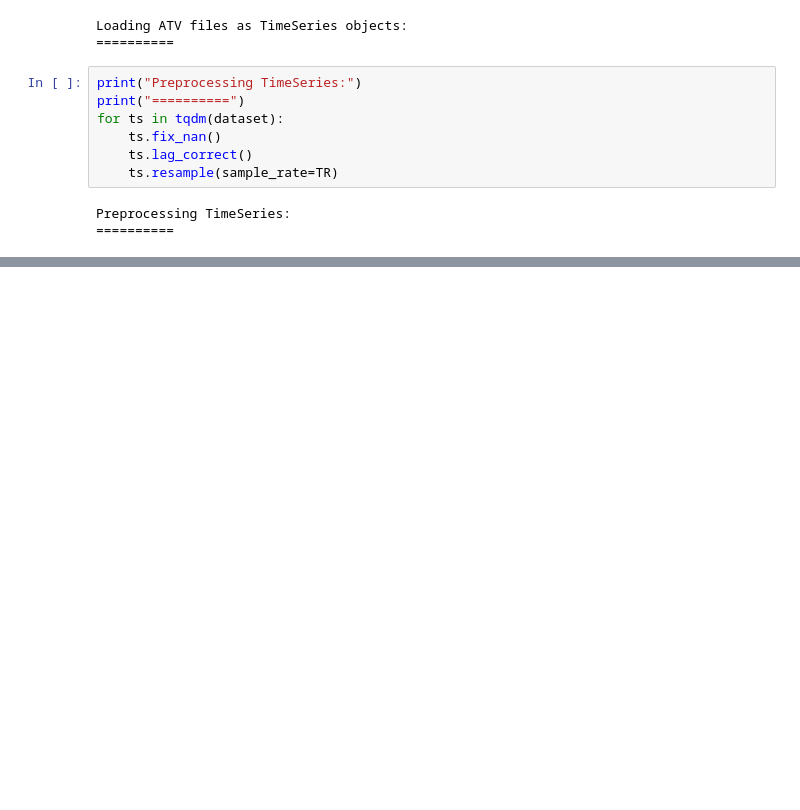
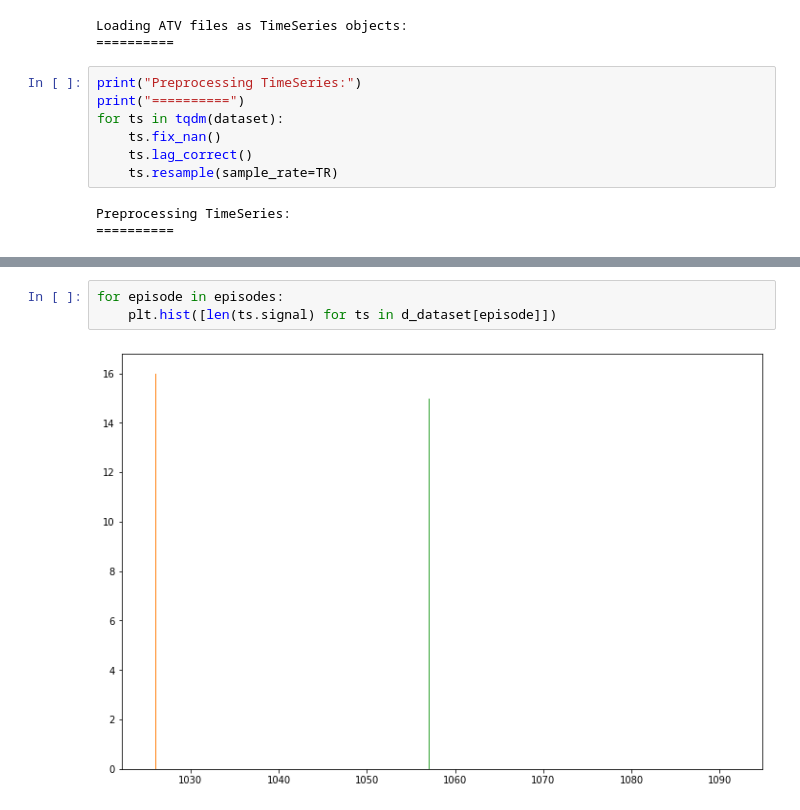
Before and after one commit to ChildBrainLab/LCBDtools, a Jupyter notebook: scripts/Beh/ATVcorrelations.ipynb, the cells around one changed output, grey strips where cells are left out. Drawn from its saved outputs; the diff is of its cells as text; blank space fills up the shorter version.

```diff
--- a/scripts/Beh/ATVcorrelations.ipynb
+++ b/scripts/Beh/ATVcorrelations.ipynb
@@ -104,6 +112,11 @@ for episode in tqdm(list(set([ts.meta['episode'] for ts in dataset]))):
 # %% [output]
 Matching Lengths and Discretizing with Averages of Each:
 ==========
+# %%
+for episode in episodes:
+    plt.hist([len(ts.signal) for ts in d_dataset[episode]])
+# %% [output]
+[figure, added]
 # %%
 # just view the structure of this object
 print(d_dataset)
```
Also changed, not shown: parts of 21 cells of this notebook, 5 other files.
